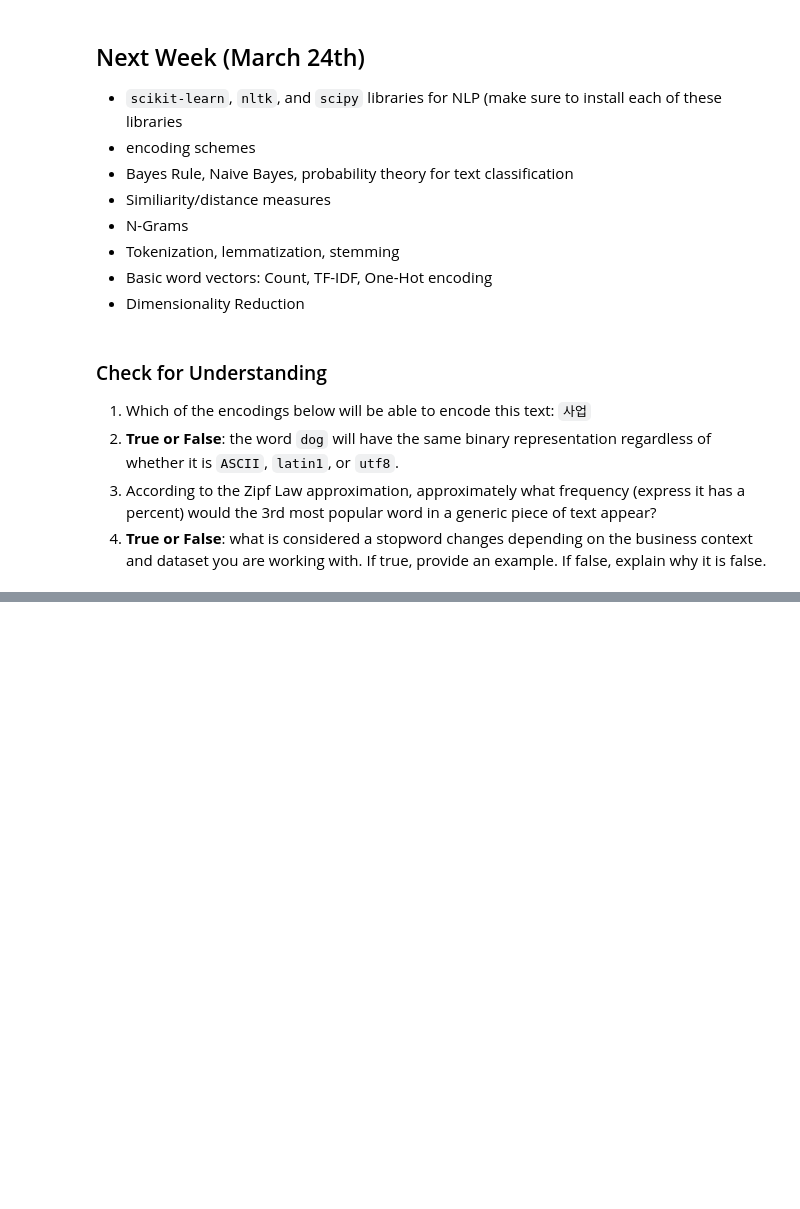
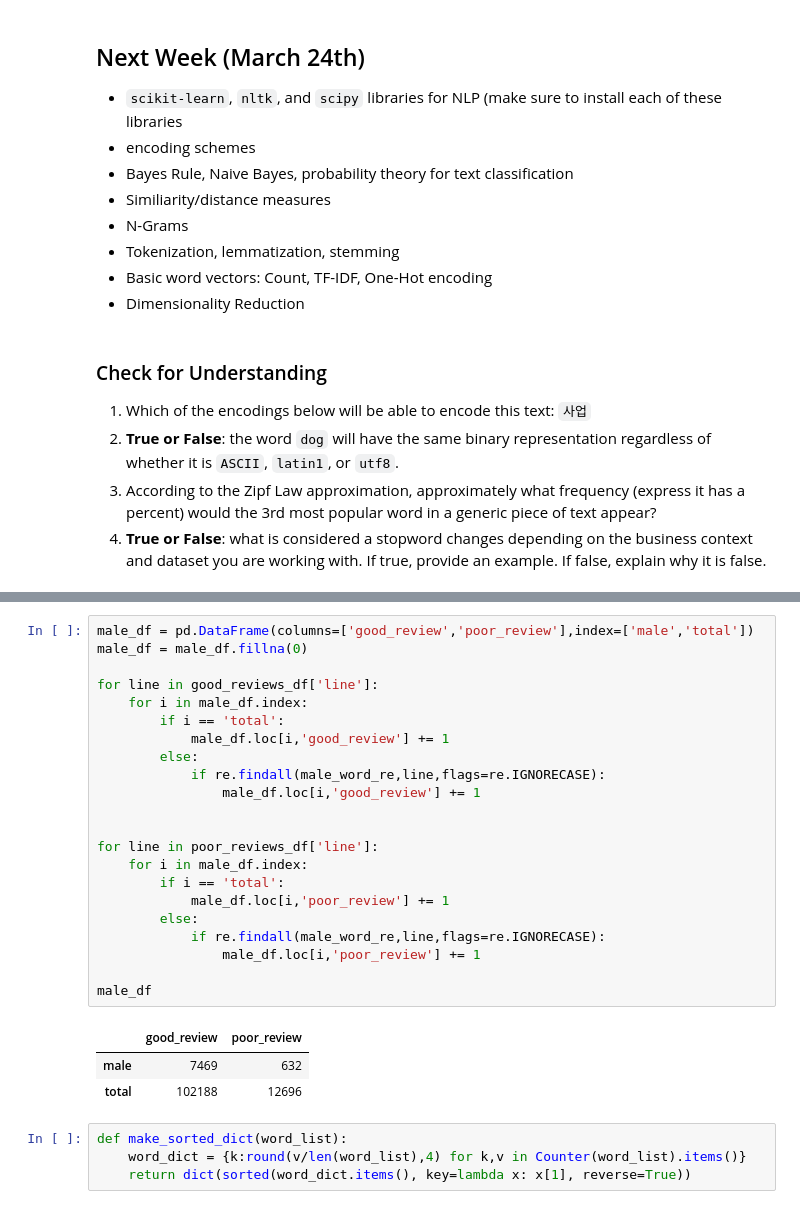
Before and after one commit to yixinouyang/dso-560-nlp-and-text-analytics, a Jupyter notebook: week1/Basic Python Operations for Working with Text (Completed Class Copy).ipynb, the cells around one changed output, grey strips where cells are left out. Cells and saved outputs as stored; diff of their text form; blank space fills up the shorter version.

```diff
--- a/week1/Basic Python Operations for Working with Text (Completed Class Copy).ipynb
+++ b/week1/Basic Python Operations for Working with Text (Completed Class Copy).ipynb
@@ -414,0 +591,30 @@ Perform the same word count analysis using the reviews received from Amazon to a
+# %%
+male_df = pd.DataFrame(columns=['good_review','poor_review'],index=['male','total'])
+male_df = male_df.fillna(0)
+
+for line in good_reviews_df['line']:
+    for i in male_df.index:
+        if i == 'total':
+            male_df.loc[i,'good_review'] += 1
+        else:
+            if re.findall(male_word_re,line,flags=re.IGNORECASE):
+                male_df.loc[i,'good_review'] += 1
+
+
+for line in poor_reviews_df['line']:
+    for i in male_df.index:
+        if i == 'total':
+            male_df.loc[i,'poor_review'] += 1
+        else:
+            if re.findall(male_word_re,line,flags=re.IGNORECASE):
+                male_df.loc[i,'poor_review'] += 1
+
+male_df
+# %% [output]
+|  | good_review | poor_review |
+| male | 7469 | 632 |
+| total | 102188 | 12696 |
+# %%
+def make_sorted_dict(word_list):
+    word_dict = {k:round(v/len(word_list),4) for k,v in Counter(word_list).items()}
+    return dict(sorted(word_dict.items(), key=lambda x: x[1], reverse=True))
```
Also changed, not shown: parts of 40 cells of this notebook, 1 other file.
